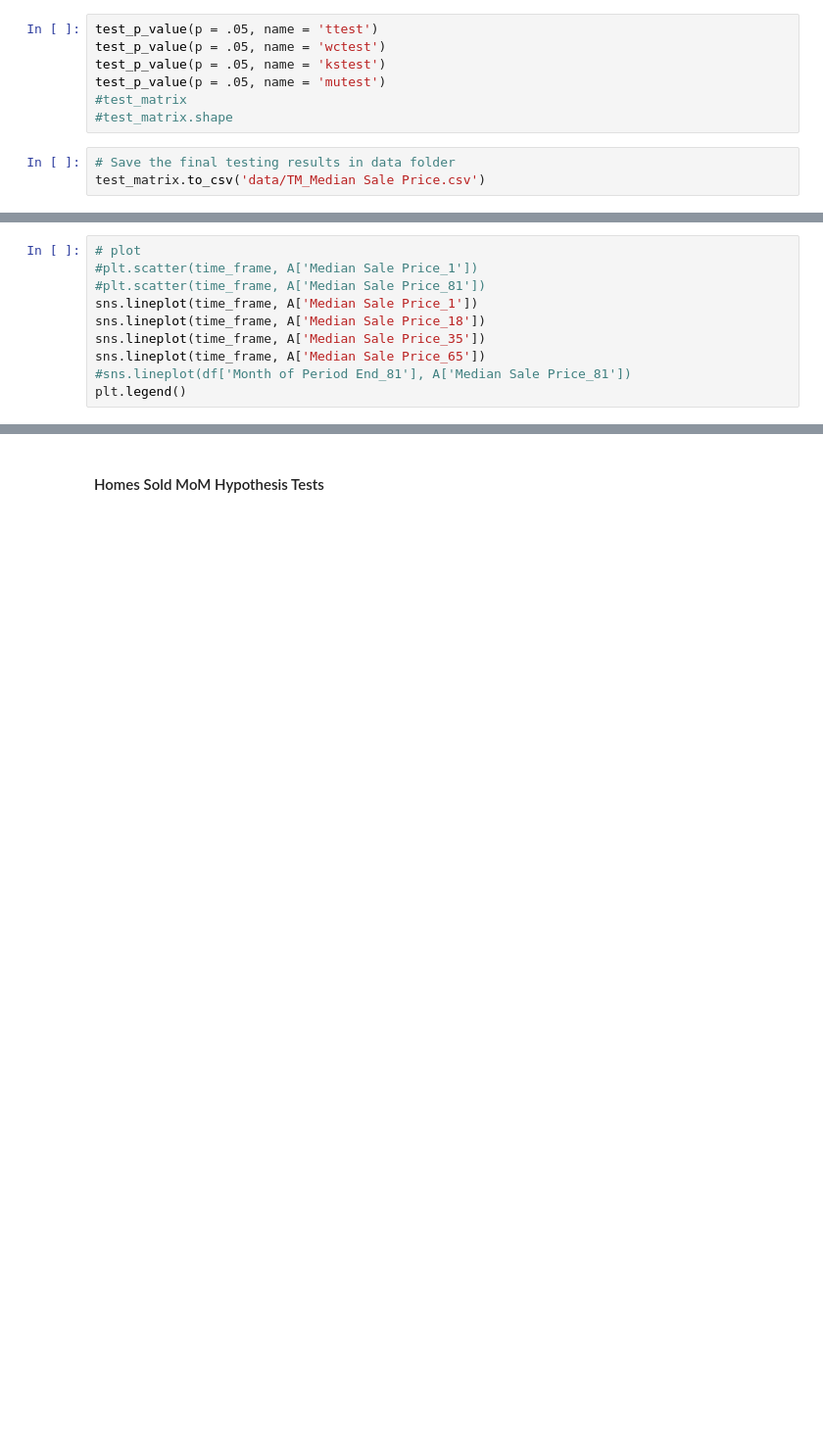
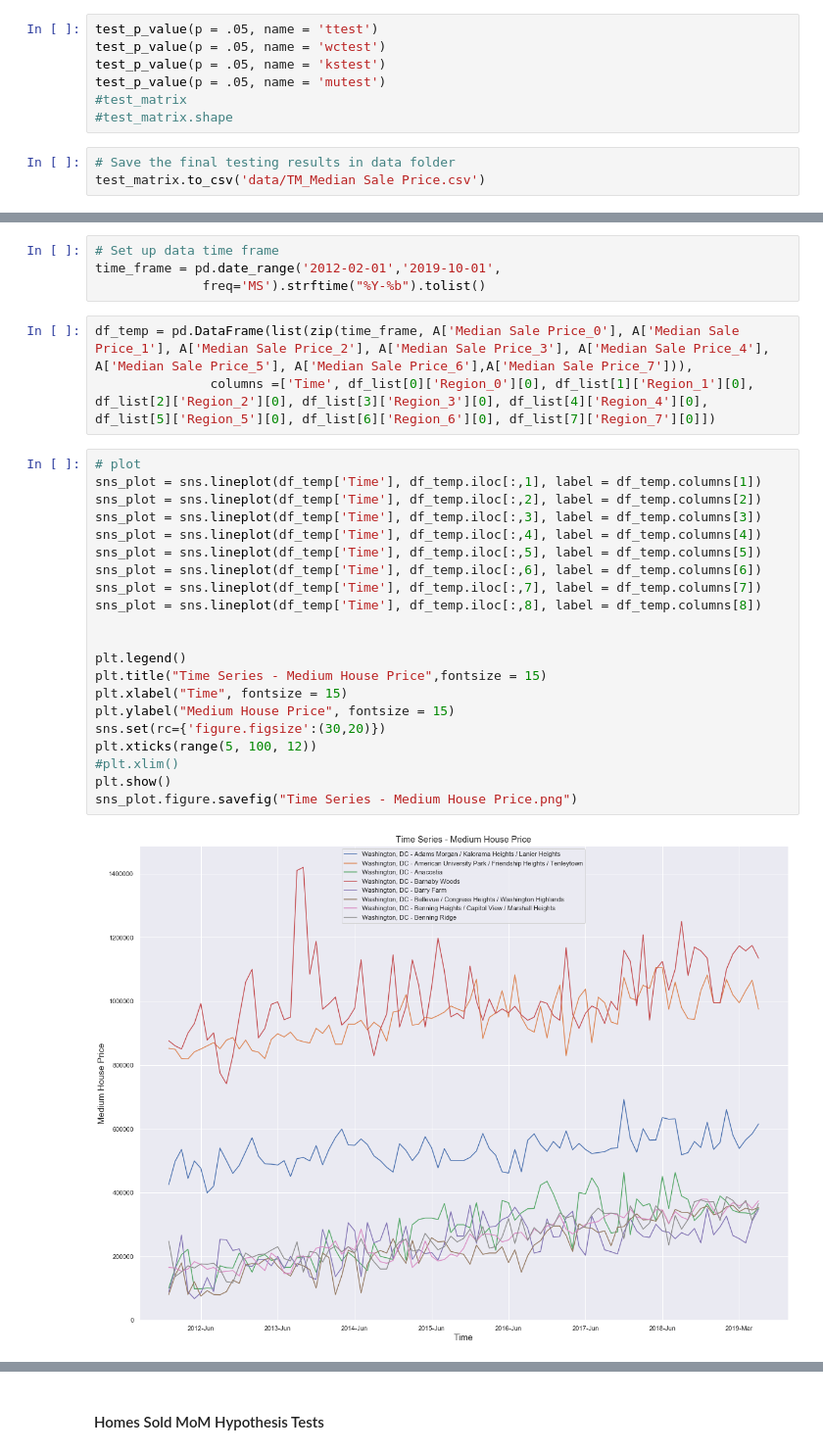
Before and after one commit to iuniorhsiung/mod3_project_DC_housing_price, a Jupyter notebook: DC_house_price_MasterFile.ipynb, the cells around one changed output, grey strips where cells are left out. Shown at 98% size. Drawn from its saved outputs; the diff is of its cells as text; blank space fills up the shorter version.

```diff
--- a/DC_house_price_MasterFile.ipynb
+++ b/DC_house_price_MasterFile.ipynb
@@ -169,10 +244,30 @@ df_list[65]['Region_65'][0]
-# %%
-# plot
-#plt.scatter(time_frame, A['Median Sale Price_1'])
-#plt.scatter(time_frame, A['Median Sale Price_81'])
-sns.lineplot(time_frame, A['Median Sale Price_1'])
-sns.lineplot(time_frame, A['Median Sale Price_18'])
-sns.lineplot(time_frame, A['Median Sale Price_35'])
-sns.lineplot(time_frame, A['Median Sale Price_65'])
-#sns.lineplot(df['Month of Period End_81'], A['Median Sale Price_81'])
-plt.legend()
+# %%
+# Set up data time frame
+time_frame = pd.date_range('2012-02-01','2019-10-01',
+              freq='MS').strftime("%Y-%b").tolist()
+# %%
+df_temp = pd.DataFrame(list(zip(time_frame, A['Median Sale Price_0'], A['Median Sale Price_1'], A['Median Sale Price_2'], A['Median Sale Price_3'], A['Median Sale Price_4'], A['Median Sale Price_5'], A['Median Sale Price_6'],A['Median Sale Price_7'])),
+               columns =['Time', df_list[0]['Region_0'][0], df_list[1]['Region_1'][0], df_list[2]['Region_2'][0], df_list[3]['Region_3'][0], df_list[4]['Region_4'][0], df_list[5]['Region_5'][0], df_list[6]['Region_6'][0], df_list[7]['Region_7'][0]])
+# %%
+# plot
+sns_plot = sns.lineplot(df_temp['Time'], df_temp.iloc[:,1], label = df_temp.columns[1])
+sns_plot = sns.lineplot(df_temp['Time'], df_temp.iloc[:,2], label = df_temp.columns[2])
+sns_plot = sns.lineplot(df_temp['Time'], df_temp.iloc[:,3], label = df_temp.columns[3])
+sns_plot = sns.lineplot(df_temp['Time'], df_temp.iloc[:,4], label = df_temp.columns[4])
+sns_plot = sns.lineplot(df_temp['Time'], df_temp.iloc[:,5], label = df_temp.columns[5])
+sns_plot = sns.lineplot(df_temp['Time'], df_temp.iloc[:,6], label = df_temp.columns[6])
+sns_plot = sns.lineplot(df_temp['Time'], df_temp.iloc[:,7], label = df_temp.columns[7])
+sns_plot = sns.lineplot(df_temp['Time'], df_temp.iloc[:,8], label = df_temp.columns[8])
+
+
+plt.legend()
+plt.title("Time Series - Medium House Price",fontsize = 15)
+plt.xlabel("Time", fontsize = 15)
+plt.ylabel("Medium House Price", fontsize = 15)
+sns.set(rc={'figure.figsize':(30,20)})
+plt.xticks(range(5, 100, 12))
+#plt.xlim()
+plt.show()
+sns_plot.figure.savefig("Time Series - Medium House Price.png")
+# %% [output]
+[figure, added]
```
Also changed, not shown: parts of 22 cells of this notebook, 3 other files.
